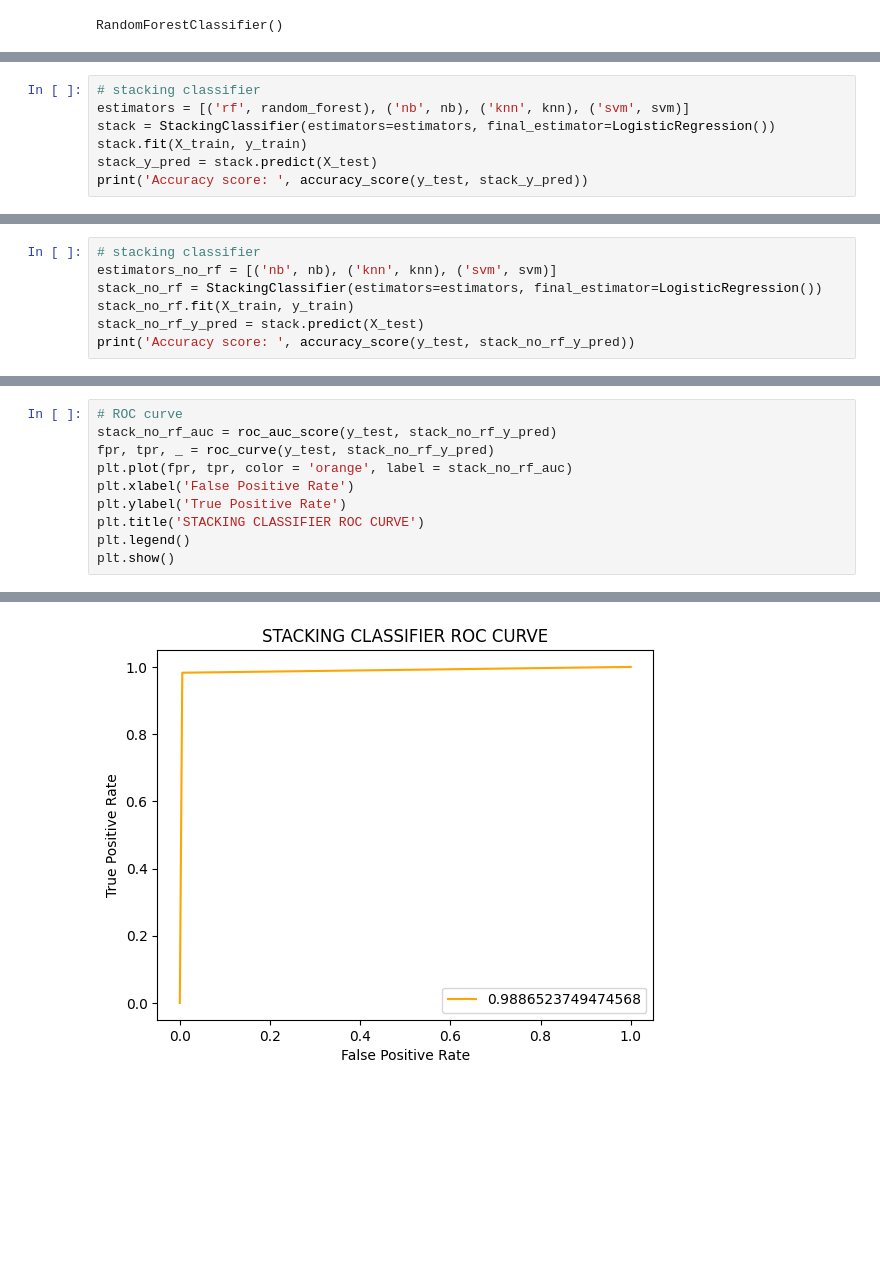
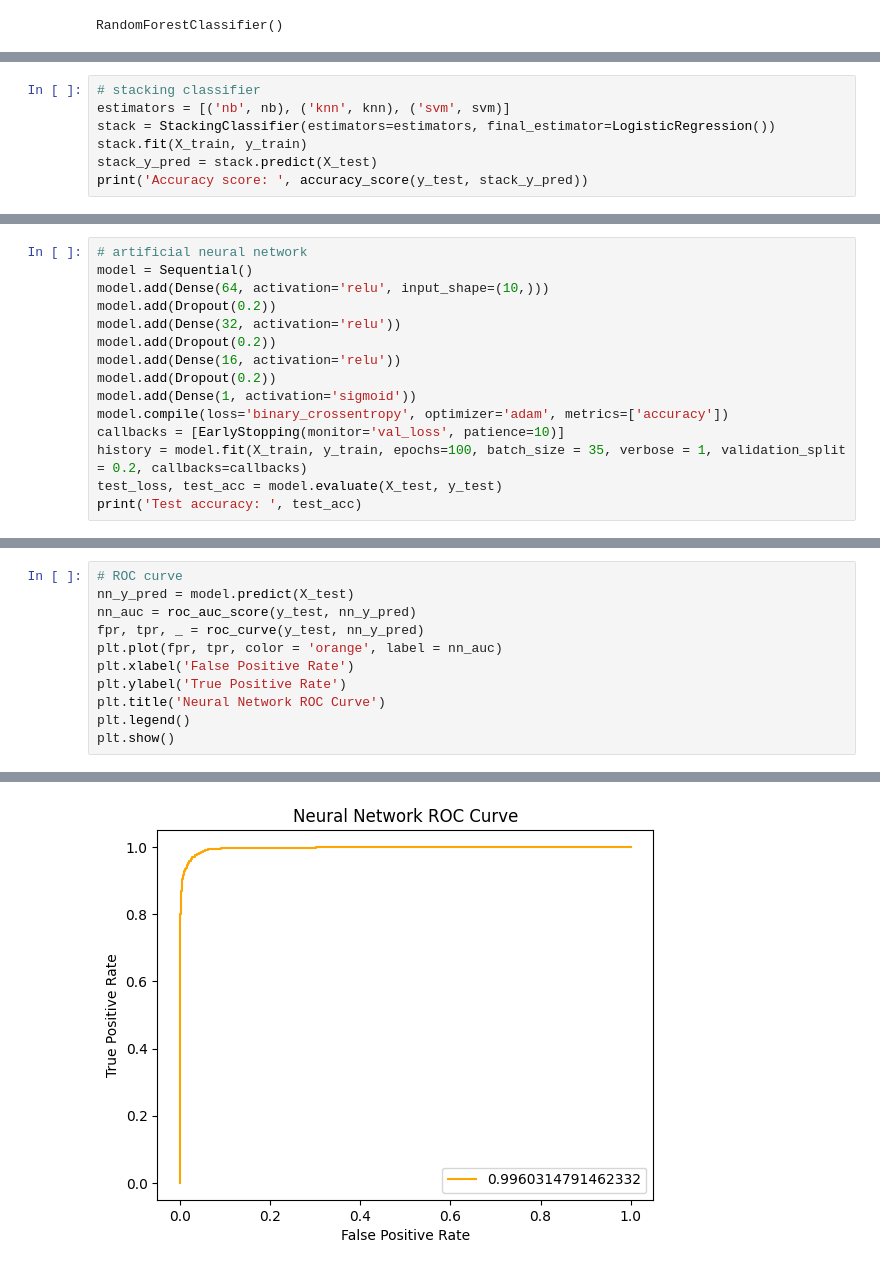
Before and after one commit to sorei9240/Supervised_Learning, a Jupyter notebook: fraud_detection.ipynb, the cells around one changed output, grey strips where cells are left out. Cells and saved outputs as stored; diff of their text form; blank space fills up the shorter version.

```diff
--- a/fraud_detection.ipynb
+++ b/fraud_detection.ipynb
@@ -216,6 +220,6 @@ plt.show()
 # %%
 # stacking classifier
-estimators = [('rf', random_forest), ('nb', nb), ('knn', knn), ('svm', svm)]
+estimators = [('nb', nb), ('knn', knn), ('svm', svm)]
 stack = StackingClassifier(estimators=estimators, final_estimator=LogisticRegression())
 stack.fit(X_train, y_train)
 stack_y_pred = stack.predict(X_test)
@@ -237,7 +240,0 @@ plt.show()
-# %%
-# stacking classifier
-estimators_no_rf = [('nb', nb), ('knn', knn), ('svm', svm)]
-stack_no_rf = StackingClassifier(estimators=estimators, final_estimator=LogisticRegression())
-stack_no_rf.fit(X_train, y_train)
-stack_no_rf_y_pred = stack.predict(X_test)
-print('Accuracy score: ', accuracy_score(y_test, stack_no_rf_y_pred))
@@ -245,0 +241,15 @@ Accuracy score:  0.9922074759527578
+# %%
+# artificial neural network
+model = Sequential()
+model.add(Dense(64, activation='relu', input_shape=(10,)))
+model.add(Dropout(0.2))
+model.add(Dense(32, activation='relu'))
+model.add(Dropout(0.2))
+model.add(Dense(16, activation='relu'))
+model.add(Dropout(0.2))
+model.add(Dense(1, activation='sigmoid'))
+model.compile(loss='binary_crossentropy', optimizer='adam', metrics=['accuracy'])
+callbacks = [EarlyStopping(monitor='val_loss', patience=10)]
+history = model.fit(X_train, y_train, epochs=100, batch_size = 35, verbose = 1, validation_split = 0.2, callbacks=callbacks)
+test_loss, test_acc = model.evaluate(X_test, y_test)
+print('Test accuracy: ', test_acc)
@@ -246,11 +274,12 @@ Accuracy score:  0.9922074759527578
 # %%
 # ROC curve
-stack_no_rf_auc = roc_auc_score(y_test, stack_no_rf_y_pred)
-fpr, tpr, _ = roc_curve(y_test, stack_no_rf_y_pred)
-plt.plot(fpr, tpr, color = 'orange', label = stack_no_rf_auc)
+nn_y_pred = model.predict(X_test)
+nn_auc = roc_auc_score(y_test, nn_y_pred)
+fpr, tpr, _ = roc_curve(y_test, nn_y_pred)
+plt.plot(fpr, tpr, color = 'orange', label = nn_auc)
 plt.xlabel('False Positive Rate')
 plt.ylabel('True Positive Rate')
-plt.title('STACKING CLASSIFIER ROC CURVE')
+plt.title('Neural Network ROC Curve')
 plt.legend()
 plt.show()
 # %% [output]
@@ -257 +287 @@ plt.show()
-[figure, old version]
+[figure, new version]
```
Also changed, not shown: parts of 19 cells of this notebook.
